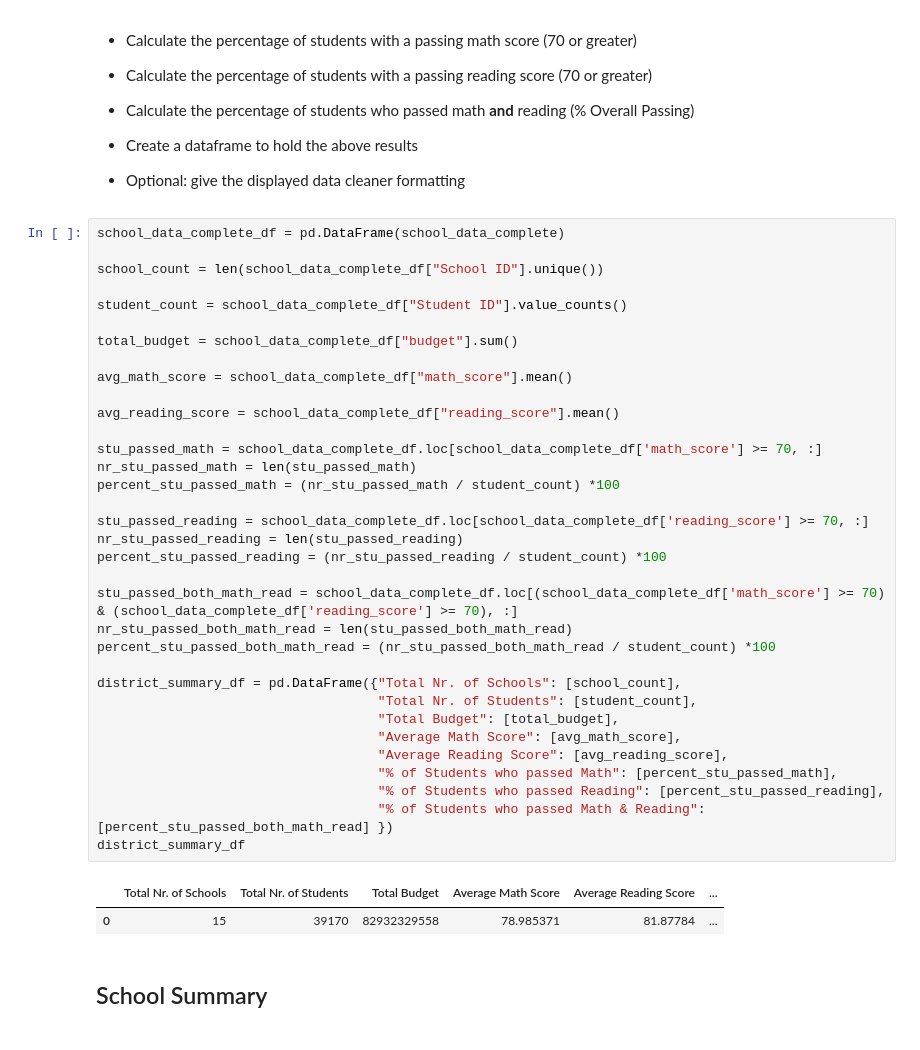
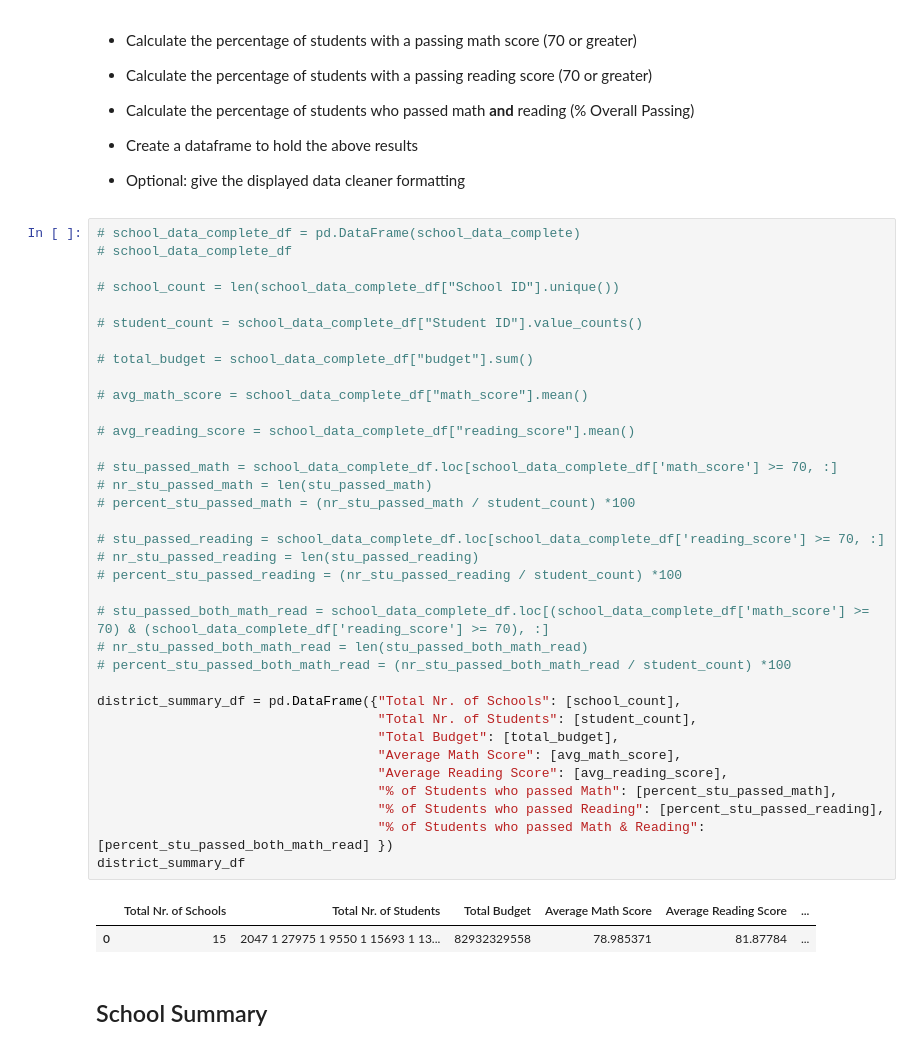
Before and after one commit to reginesgit/pandas-challenge, a Jupyter notebook: PyCitySchools/PyCitySchoolsAnalysis.ipynb, the cells around one changed output. Cells and saved outputs as stored; diff of their text form.

```diff
--- a/PyCitySchools/PyCitySchoolsAnalysis.ipynb
+++ b/PyCitySchools/PyCitySchoolsAnalysis.ipynb
@@ -38,42 +38,43 @@ school_data_complete = pd.merge(student_data, school_data, how="left", on=["scho
 
 * Optional: give the displayed data cleaner formatting
 # %%
-school_data_complete_df = pd.DataFrame(school_data_complete)
+# school_data_complete_df = pd.DataFrame(school_data_complete)
+# school_data_complete_df
 
-school_count = len(school_data_complete_df["School ID"].unique())
+# school_count = len(school_data_complete_df["School ID"].unique())
 
-student_count = school_data_complete_df["Student ID"].value_counts()
+# student_count = school_data_complete_df["Student ID"].value_counts()
 
-total_budget = school_data_complete_df["budget"].sum()
+# total_budget = school_data_complete_df["budget"].sum()
 
-avg_math_score = school_data_complete_df["math_score"].mean()
+# avg_math_score = school_data_complete_df["math_score"].mean()
 
-avg_reading_score = school_data_complete_df["reading_score"].mean()
+# avg_reading_score = school_data_complete_df["reading_score"].mean()
 
-stu_passed_math = school_data_complete_df.loc[school_data_complete_df['math_score'] >= 70, :]
-nr_stu_passed_math = len(stu_passed_math)
-percent_stu_passed_math = (nr_stu_passed_math / student_count) *100
+# stu_passed_math = school_data_complete_df.loc[school_data_complete_df['math_score'] >= 70, :]
+# nr_stu_passed_math = len(stu_passed_math)
+# percent_stu_passed_math = (nr_stu_passed_math / student_count) *100
 
-stu_passed_reading = school_data_complete_df.loc[school_data_complete_df['reading_score'] >= 70, :]
-nr_stu_passed_reading = len(stu_passed_reading)
-percent_stu_passed_reading = (nr_stu_passed_reading / student_count) *100
+# stu_passed_reading = school_data_complete_df.loc[school_data_complete_df['reading_score'] >= 70, :]
+# nr_stu_passed_reading = len(stu_passed_reading)
+# percent_stu_passed_reading = (nr_stu_passed_reading / student_count) *100
 
-stu_passed_both_math_read = school_data_complete_df.loc[(school_data_complete_df['math_score'] >= 70) & (school_data_complete_df['reading_score'] >= 70), :]
-nr_stu_passed_both_math_read = len(stu_passed_both_math_read)
-percent_stu_passed_both_math_read = (nr_stu_passed_both_math_read / student_count) *100
+# stu_passed_both_math_read = school_data_complete_df.loc[(school_data_complete_df['math_score'] >= 70) & (school_data_complete_df['reading_score'] >= 70), :]
+# nr_stu_passed_both_math_read = len(stu_passed_both_math_read)
+# percent_stu_passed_both_math_read = (nr_stu_passed_both_math_read / student_count) *100
 
 district_summary_df = pd.DataFrame({"Total Nr. of Schools": [school_count],
                                     "Total Nr. of Students": [student_count],
                                     "Total Budget": [total_budget],
                                     "Average Math Score": [avg_math_score],
                                     "Average Reading Score": [avg_reading_score],
                                     "% of Students who passed Math": [percent_stu_passed_math],
                                     "% of Students who passed Reading": [percent_stu_passed_reading],
                                     "% of Students who passed Math & Reading": [percent_stu_passed_both_math_read] })
 district_summary_df
 # %% [output]
 |  | Total Nr. of Schools | Total Nr. of Students | Total Budget | Average Math Score | Average Reading Score | ... |
-| 0 | 15 | 39170 | 82932329558 | 78.985371 | 81.87784 | ... |
+| 0 | 15 | 2047 1 27975 1 9550 1 15693 1 13... | 82932329558 | 78.985371 | 81.87784 | ... |
 # %% [markdown]
 ## School Summary
 # %% [markdown]
```
Also changed, not shown: parts of 1 cell of this notebook.
